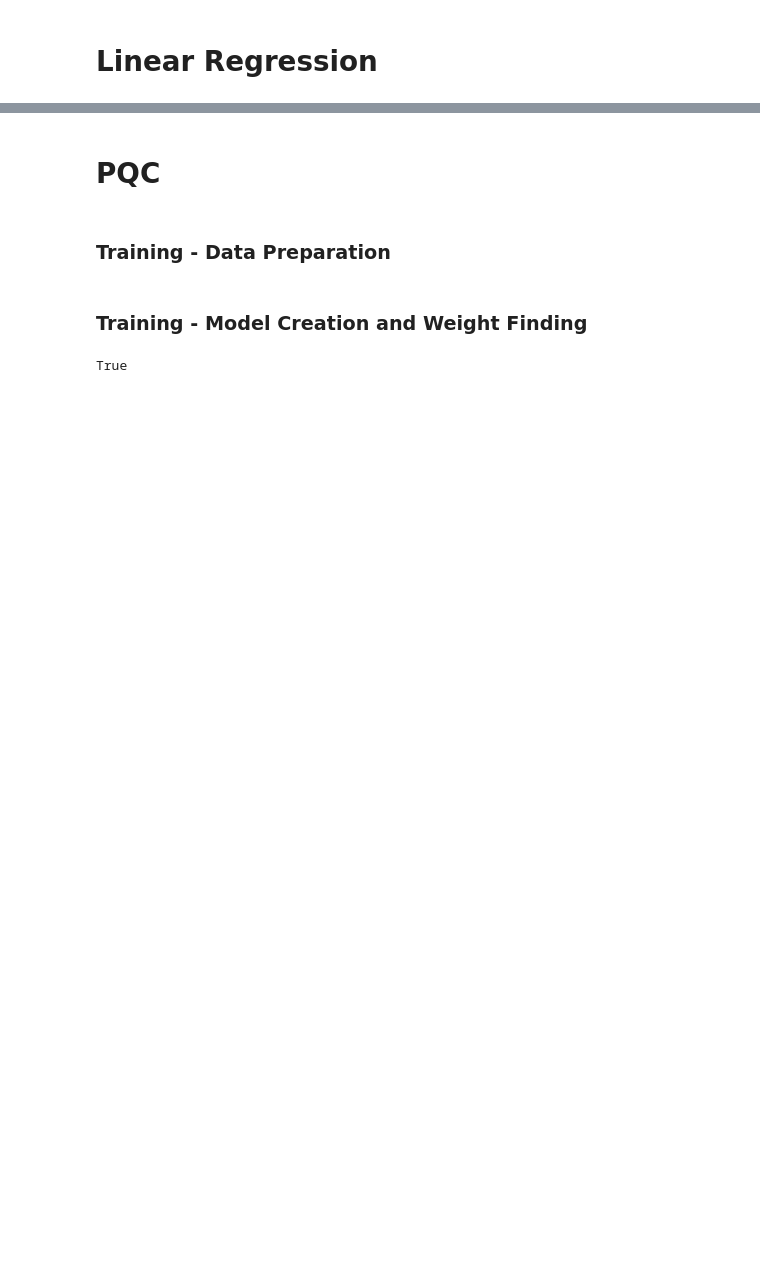
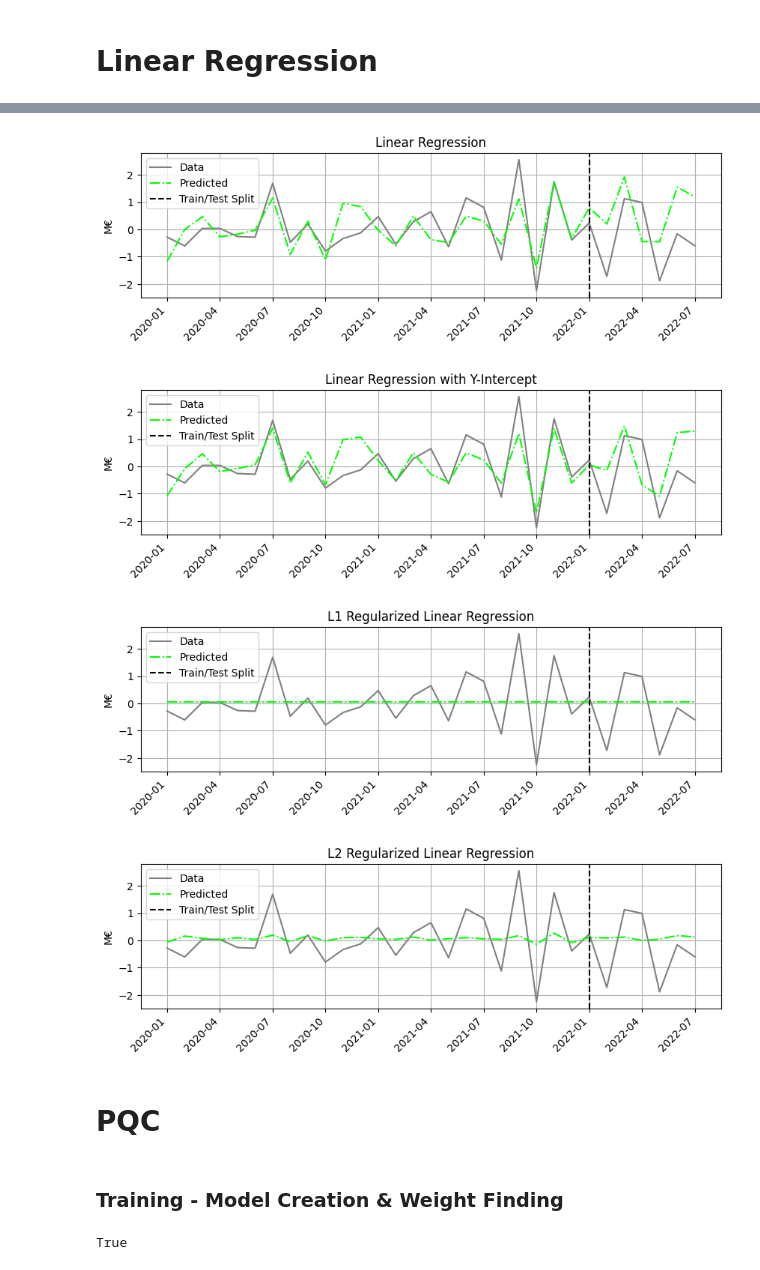
Before and after one commit to ElioDiNino/CPEN400Q-Project, a Jupyter notebook: src/demo.ipynb, the cells around one changed output, grey strips where cells are left out. Saved outputs shown, nothing was run; the diff lists cells and outputs as text; code cells hidden in the pictures; blank space fills up the shorter version.

```diff
--- a/src/demo.ipynb
+++ b/src/demo.ipynb
@@ -102,0 +97,9 @@ Model parameters: {'alpha': 5, 'copy_X': True, 'fit_intercept': True, 'max_iter'
+# %%
+for name, model in models:
+    print("#" * 50)
+    print(name)
+    print("#" * 50)
+    print(f"Training Loss (MSE): {model.score(X_train, y_train)}")
+    print(f"Testing Loss (MSE): {model.score(X_test, y_test)}")
+    if "alpha" in model.model.get_params():
+        print(f"Best Alpha: {model.model.get_params()["alpha"]}")
@@ -103,6 +124,33 @@ Model parameters: {'alpha': 5, 'copy_X': True, 'fit_intercept': True, 'max_iter'
+# %%
+for name, model in models:
+    # Post process X
+    X_pred_scaled = ForecastingMethod.post_process_data(
+        model.predict(X),
+        min_value,
+        max_value,
+        initial_value,
+        scale_to_range=True,
+    )
+    # Post process y
+    y_scaled = ForecastingMethod.post_process_data(
+        y, min_value, max_value, initial_value, scale_to_range=True
+    )
+
+    plot_sales_growth(
+        START_DATE,
+        y_scaled,
+        X_pred_scaled,
+        pred_linestyle="-.",
+        pred_color="lime",
+        title=name,
+        train_test_split=train_test_split_index,
+    )
+# %% [output]
+[figure, added]
+[figure, added]
+[figure, added]
+[figure, added]
 # %% [markdown]
 # PQC
 # %%
 from pqc import PQC
-# %% [markdown]
-### Training - Data Preparation
@@ -111,5 +157,5 @@ train_test_split_index = int(len(X) * TRAIN_TEST_RATIO)
 # %% [markdown]
-### Training - Model Creation and Weight Finding
+### Training - Model Creation & Weight Finding
 # %%
 N_WIRES = 12
 N_LAYERS = 2
```
Also changed, not shown: parts of 19 cells of this notebook.
